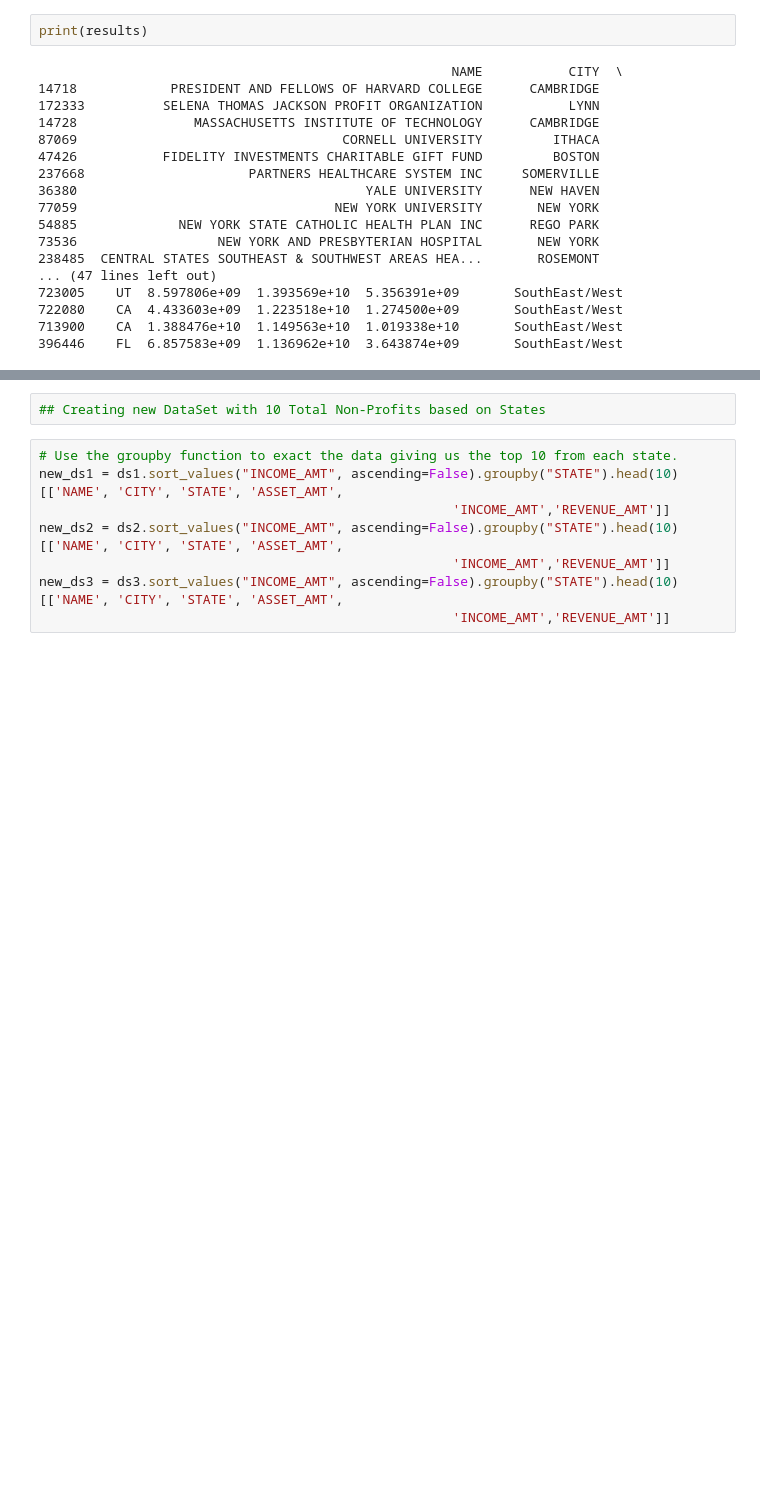
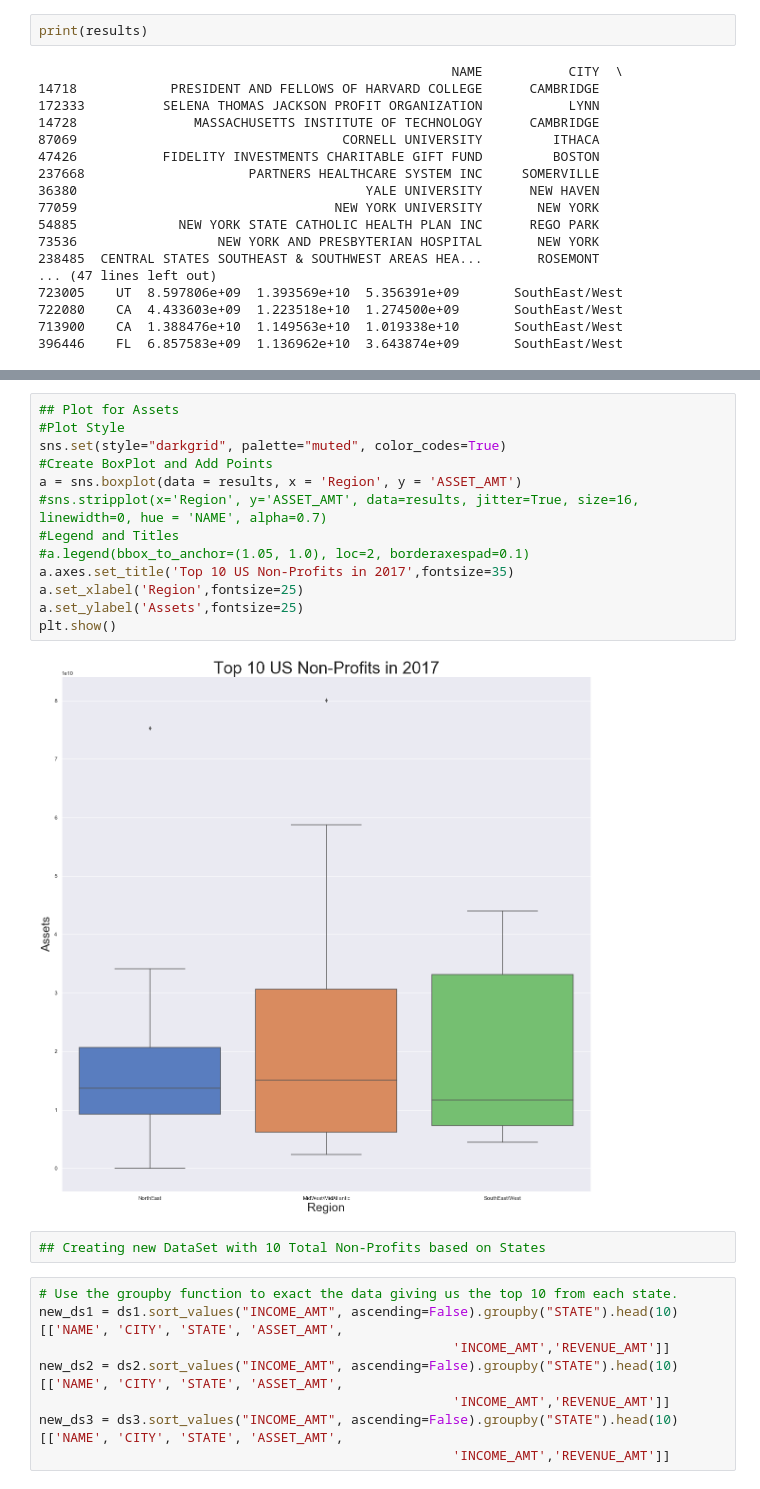
Before and after one commit to jeffponce/non-profit-analysis, a Jupyter notebook: Analysis/Non-profit Analysis.ipynb, the cells around one changed output, grey strips where cells are left out. Saved outputs shown, nothing was run; the diff lists cells and outputs as text; blank space fills up the shorter version.

```diff
--- a/Analysis/Non-profit Analysis.ipynb
+++ b/Analysis/Non-profit Analysis.ipynb
@@ -215,3 +243,18 @@ plt.show()
+# %%
+## Plot for Assets
+#Plot Style
+sns.set(style="darkgrid", palette="muted", color_codes=True)
+#Create BoxPlot and Add Points
+a = sns.boxplot(data = results, x = 'Region', y = 'ASSET_AMT')
+#sns.stripplot(x='Region', y='ASSET_AMT', data=results, jitter=True, size=16, linewidth=0, hue = 'NAME', alpha=0.7)
+#Legend and Titles
+#a.legend(bbox_to_anchor=(1.05, 1.0), loc=2, borderaxespad=0.1)
+a.axes.set_title('Top 10 US Non-Profits in 2017',fontsize=35)
+a.set_xlabel('Region',fontsize=25)
+a.set_ylabel('Assets',fontsize=25)
+plt.show()
+# %% [output]
+[figure, added]
 # %%
 ## Creating new DataSet with 10 Total Non-Profits based on States
 # %%
```
Also changed, not shown: parts of 3 cells of this notebook, 2 other files.
